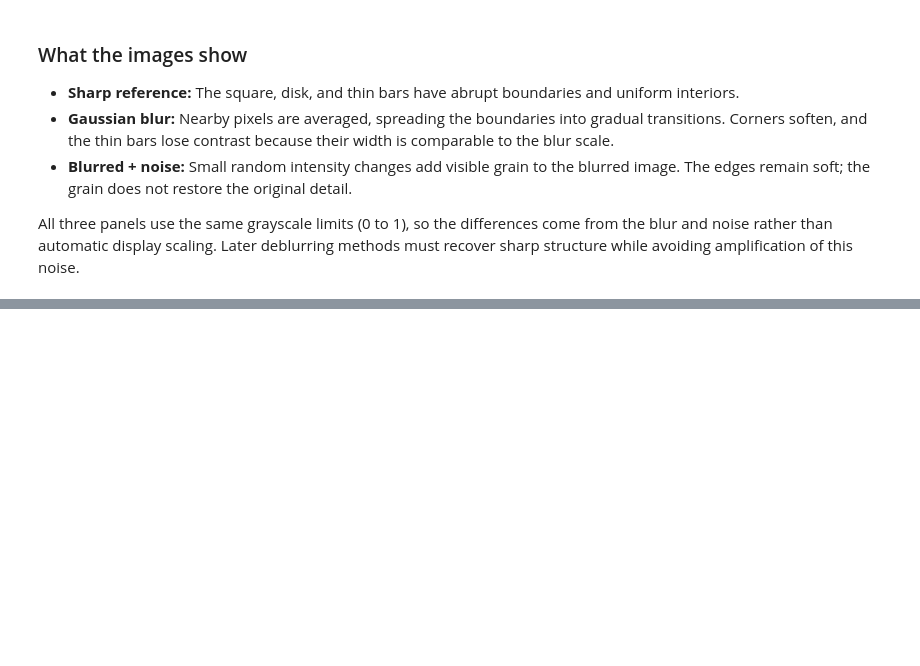
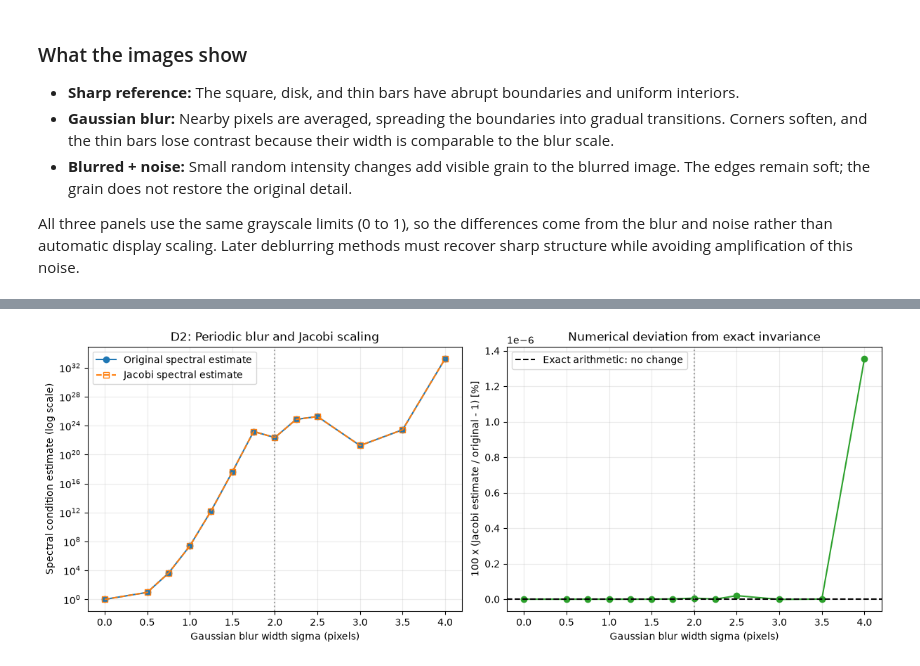
Before and after one commit to JanineNelson/J3-Optima, a Jupyter notebook: second project/image_deblurring.ipynb, the cells around one changed output, grey strips where cells are left out. Drawn from its saved outputs; the diff is of its cells as text; code cells hidden in the pictures; blank space fills up the shorter version.

```diff
--- a/second project/image_deblurring.ipynb
+++ b/second project/image_deblurring.ipynb
@@ -76,0 +246,25 @@ All three panels use the same grayscale limits (0 to 1), so the differences come
+# %%
+fig, axes = plt.subplots(1, 2, figsize=(12, 4.5), layout="constrained")
+
+axes[0].semilogy(blur_widths, raw_conditions, "o-", label="Original spectral estimate")
+axes[0].semilogy(blur_widths, jacobi_conditions, "s--", markerfacecolor="none", label="Jacobi spectral estimate")
+axes[0].set_xlabel("Gaussian blur width sigma (pixels)")
+axes[0].set_ylabel("Spectral condition estimate (log scale)")
+axes[0].set_title("D2: Periodic blur and Jacobi scaling")
+axes[0].grid(True, which="both", alpha=0.25)
+axes[0].legend()
+
+axes[1].plot(blur_widths, jacobi_numerical_difference_pct, "o-", color="tab:green")
+axes[1].axhline(0.0, color="black", linestyle="--", label="Exact arithmetic: no change")
+axes[1].set_xlabel("Gaussian blur width sigma (pixels)")
+axes[1].set_ylabel("100 x (Jacobi estimate / original - 1) [%]")
+axes[1].set_title("Numerical deviation from exact invariance")
+axes[1].ticklabel_format(axis="y", style="sci", scilimits=(0, 0), useOffset=False)
+axes[1].grid(True, alpha=0.25)
+axes[1].legend()
+
+for ax in axes:
+    ax.axvline(blur_sigma, color="tab:gray", linestyle=":", alpha=0.7)
+plt.show()
+# %% [output]
+[figure, added]
```
Also changed, not shown: parts of 9 cells of this notebook.
